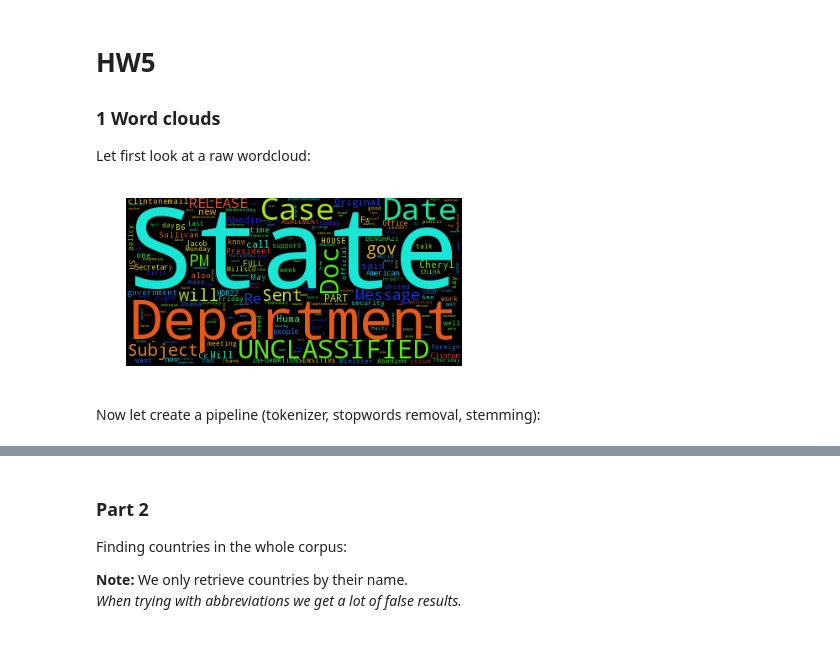
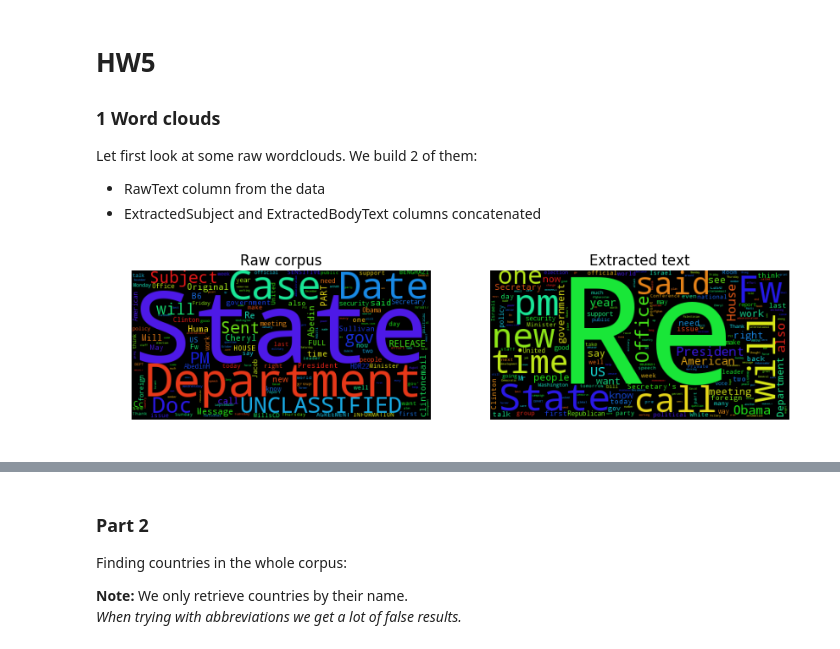
Before and after one commit to fdevillard/ada-homeworks, a Jupyter notebook: 05 - Taming Text/HW5.ipynb, the cells around one changed output, grey strips where cells are left out. Drawn from its saved outputs; the diff is of its cells as text; code cells hidden in the pictures.

```diff
--- a/05 - Taming Text/HW5.ipynb
+++ b/05 - Taming Text/HW5.ipynb
@@ -9,16 +10,25 @@ import nltk, string
 # HW5
 ### 1 Word clouds
 
-Let first look at a raw wordcloud:
+Let first look at some raw wordclouds. We build 2 of them:
+- RawText column from the data
+- ExtractedSubject and ExtractedBodyText columns concatenated
 # %%
 emails = pd.read_csv('hillary-clinton-emails/Emails.csv')
-raw_corpus = '\n'.join(emails['RawText'])
+raw_corpus = '\n'.join(emails.RawText)
+extracted_text = emails.ExtractedSubject.fillna('\n') + emails.ExtractedBodyText.fillna('\n')
+extracted_emails = pd.DataFrame(extracted_text, columns=['Text'])
+extracted_corpus = '\n'.join(extracted_emails.Text)
-# %%
-wordcloud = WordCloud().generate(raw_corpus)
-plt.imshow(wordcloud)
-plt.axis('off')
-plt.show()
-# %% [output]
-[figure, removed]
-# %% [markdown]
-Now let create a pipeline (tokenizer, stopwords removal, stemming):
+# %%
+wordcloud = WordCloud().generate(raw_corpus)
+wordcloud_extracted = WordCloud().generate(extracted_corpus)
+f, (ax1, ax2) = plt.subplots(1, 2, figsize=(10,15))
+ax1.imshow(wordcloud)
+ax1.set_title('Raw corpus')
+ax1.axis('off')
+ax2.imshow(wordcloud_extracted)
+ax2.set_title('Extracted text')
+ax2.axis('off')
+plt.show()
+# %% [output]
+[figure, added]
```
Also changed, not shown: parts of 29 cells of this notebook, 5 other files.
